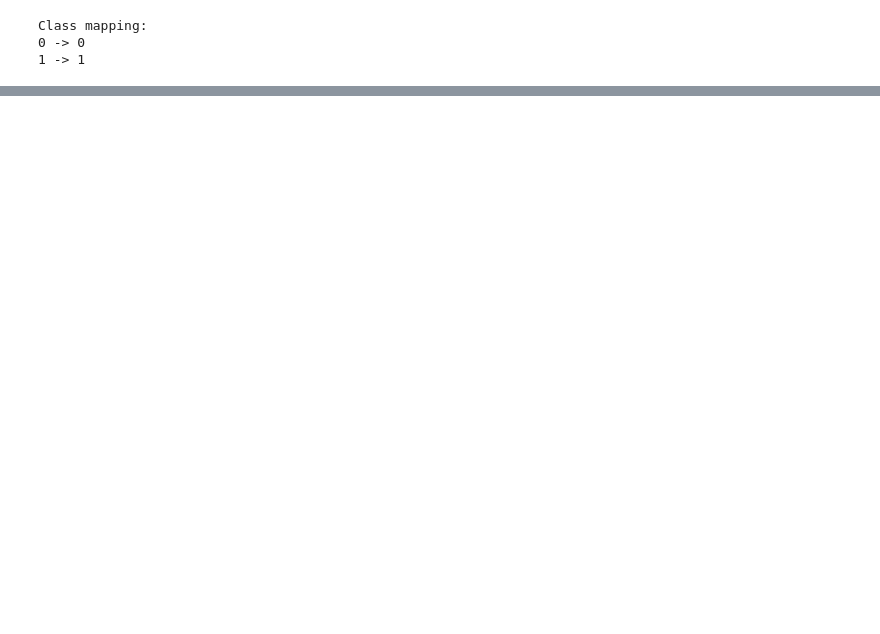
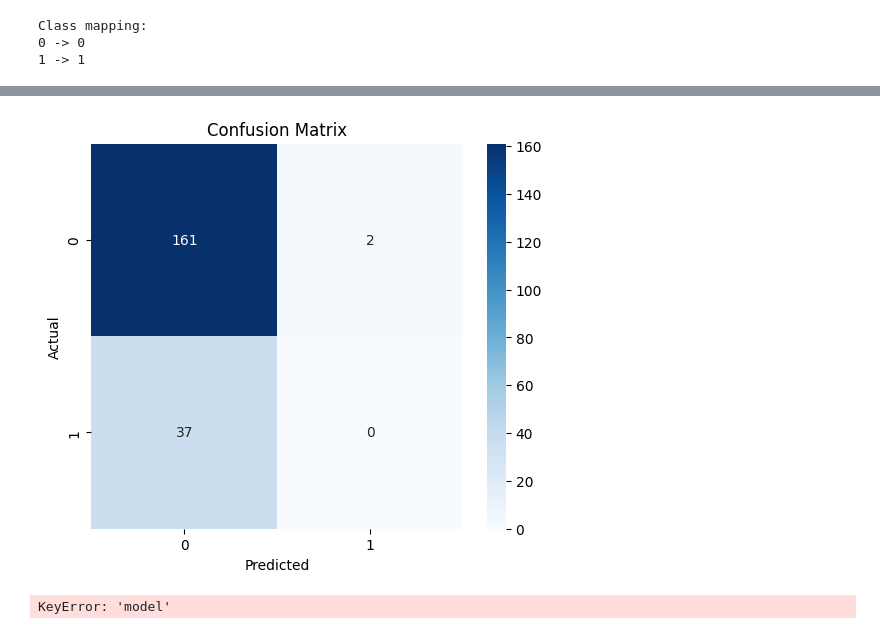
Before and after one commit to abdulkadirumarrabiu-sys/MACHINE-LEARNING-ASSIGNMENT, a Jupyter notebook: train.ipynb, the cells around one changed output, grey strips where cells are left out. Drawn from its saved outputs; the diff is of its cells as text; code cells hidden in the pictures; blank space fills up the shorter version.

```diff
--- a/train.ipynb
+++ b/train.ipynb
@@ -82,3 +89,5 @@ df["Diabetes"] = (
 # %%
 # Remove duplicates
 df = df.drop_duplicates()
+# %%
+df["Diabetes"] = df["Diabetes"].astype(str).str.strip().str.lower()
@@ -90,6 +121,7 @@ df = df.drop_duplicates()
 feature_cols = [
      "Age","Gender","Alzheimer's Disease","Blood Pressure","Cholesterol","Glucose","Smoking","Alcohol Consumption","Exercise","BMI","Family History","Heart Disease","Stroke","Kidney Disease","Cancer","COPD","Liver Disease","Parkinson's Disease","Tuberculosis"
      ]
+df = df.dropna(subset=["Diabetes"])
 # %%
 # =========================
 # 6. SPLIT DATA
@@ -183,0 +222,6 @@ You can try to debug the error by setting error_score='raise'.
+# %%
+# =========================
+# 14. TRAIN MODEL
+# =========================
+
+pipeline.fit(X_train, y_train)
@@ -183,0 +246,6 @@ You can try to debug the error by setting error_score='raise'.
+# %%
+# =========================
+# 15. PREDICTIONS
+# =========================
+
+y_pred = pipeline.predict(X_test)
@@ -183,0 +275,31 @@ You can try to debug the error by setting error_score='raise'.
+# %%
+# =========================
+# 17. CONFUSION MATRIX
+# =========================
+
+cm = confusion_matrix(y_test, y_pred)
+
+plt.figure(figsize=(6, 5))
+sns.heatmap(cm, annot=True, fmt="d", cmap="Blues",
+            xticklabels=label_encoder.classes_,
+            yticklabels=label_encoder.classes_)
+plt.title("Confusion Matrix")
+plt.xlabel("Predicted")
+plt.ylabel("Actual")
+plt.show()
+# %% [output]
+[figure, added]
+# %%
+# =========================
+# 18. FEATURE IMPORTANCE
+# =========================
+
+importances = pipeline.named_steps["model"].feature_importances_
+
+plt.figure(figsize=(8, 6))
+plt.barh(feature_cols, importances)
+plt.title("Feature Importance (Random Forest)")
+plt.xlabel("Importance")
+plt.show()
+# %% [output]
+KeyError: 'model'
```
Also changed, not shown: parts of 7 cells of this notebook.
